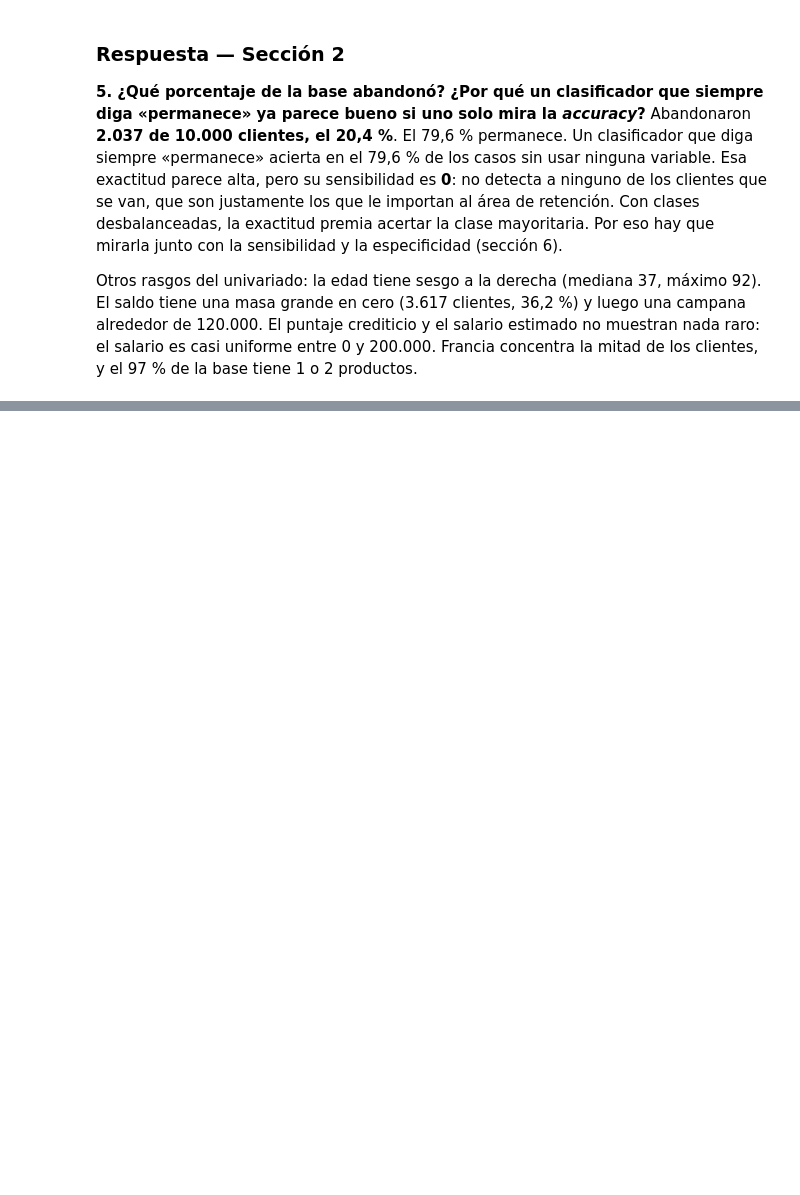
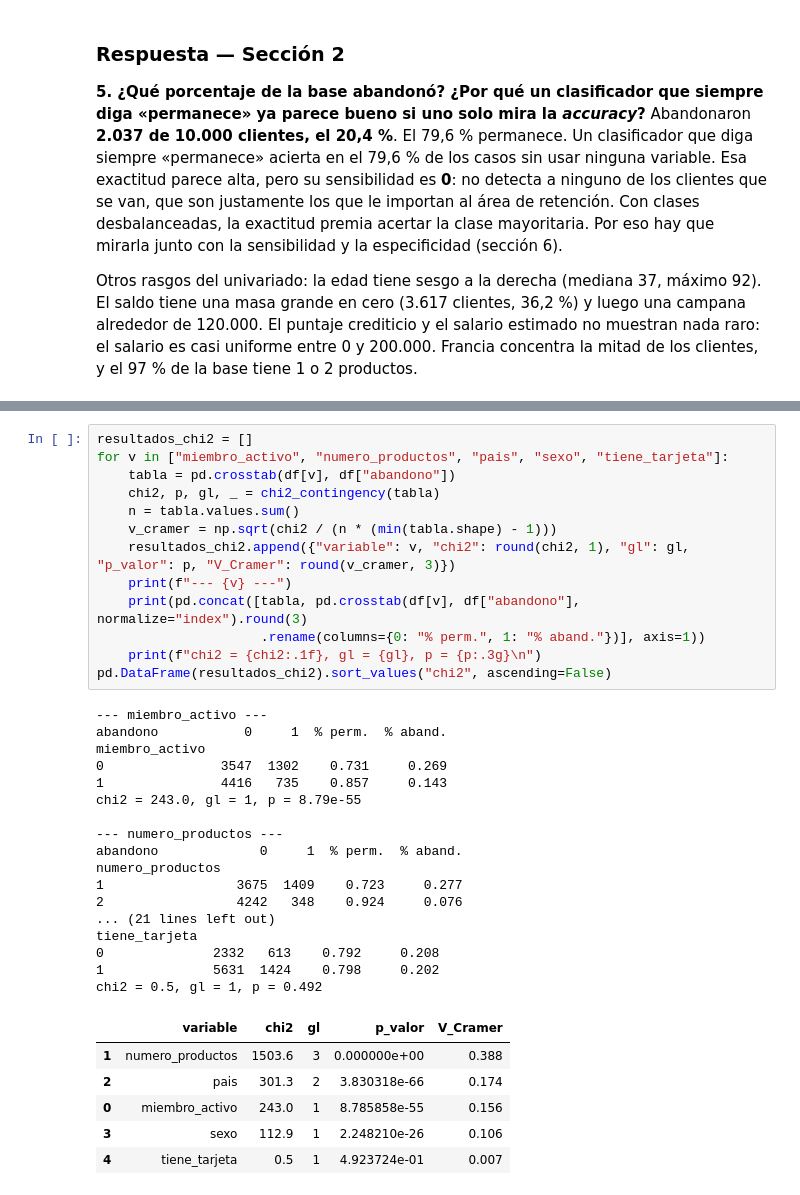
Before and after one commit to tibelclan-bot/Taller-de-regresion-, a Jupyter notebook: Taller_Abandono_Producto_Financiero.ipynb, the cells around one changed output, grey strips where cells are left out. Saved outputs shown, nothing was run; the diff lists cells and outputs as text; blank space fills up the shorter version.

```diff
--- a/Taller_Abandono_Producto_Financiero.ipynb
+++ b/Taller_Abandono_Producto_Financiero.ipynb
@@ -181,0 +230,37 @@ Otros rasgos del univariado: la edad tiene sesgo a la derecha (mediana 37, máxi
+# %%
+resultados_chi2 = []
+for v in ["miembro_activo", "numero_productos", "pais", "sexo", "tiene_tarjeta"]:
+    tabla = pd.crosstab(df[v], df["abandono"])
+    chi2, p, gl, _ = chi2_contingency(tabla)
+    n = tabla.values.sum()
+    v_cramer = np.sqrt(chi2 / (n * (min(tabla.shape) - 1)))
+    resultados_chi2.append({"variable": v, "chi2": round(chi2, 1), "gl": gl, "p_valor": p, "V_Cramer": round(v_cramer, 3)})
+    print(f"--- {v} ---")
+    print(pd.concat([tabla, pd.crosstab(df[v], df["abandono"], normalize="index").round(3)
+                     .rename(columns={0: "% perm.", 1: "% aband."})], axis=1))
+    print(f"chi2 = {chi2:.1f}, gl = {gl}, p = {p:.3g}\n")
+pd.DataFrame(resultados_chi2).sort_values("chi2", ascending=False)
+# %% [output]
+--- miembro_activo ---
+abandono           0     1  % perm.  % aband.
+miembro_activo
+0               3547  1302    0.731     0.269
+1               4416   735    0.857     0.143
+chi2 = 243.0, gl = 1, p = 8.79e-55
+
+--- numero_productos ---
+abandono             0     1  % perm.  % aband.
+numero_productos
+1                 3675  1409    0.723     0.277
+2                 4242   348    0.924     0.076
+... (21 lines left out)
+tiene_tarjeta
+0              2332   613    0.792     0.208
+1              5631  1424    0.798     0.202
+chi2 = 0.5, gl = 1, p = 0.492
+|  | variable | chi2 | gl | p_valor | V_Cramer |
+| 1 | numero_productos | 1503.6 | 3 | 0.000000e+00 | 0.388 |
+| 2 | pais | 301.3 | 2 | 3.830318e-66 | 0.174 |
+| 0 | miembro_activo | 243.0 | 1 | 8.785858e-55 | 0.156 |
+| 3 | sexo | 112.9 | 1 | 2.248210e-26 | 0.106 |
+| 4 | tiene_tarjeta | 0.5 | 1 | 4.923724e-01 | 0.007 |
```
Also changed, not shown: parts of 4 cells of this notebook.
